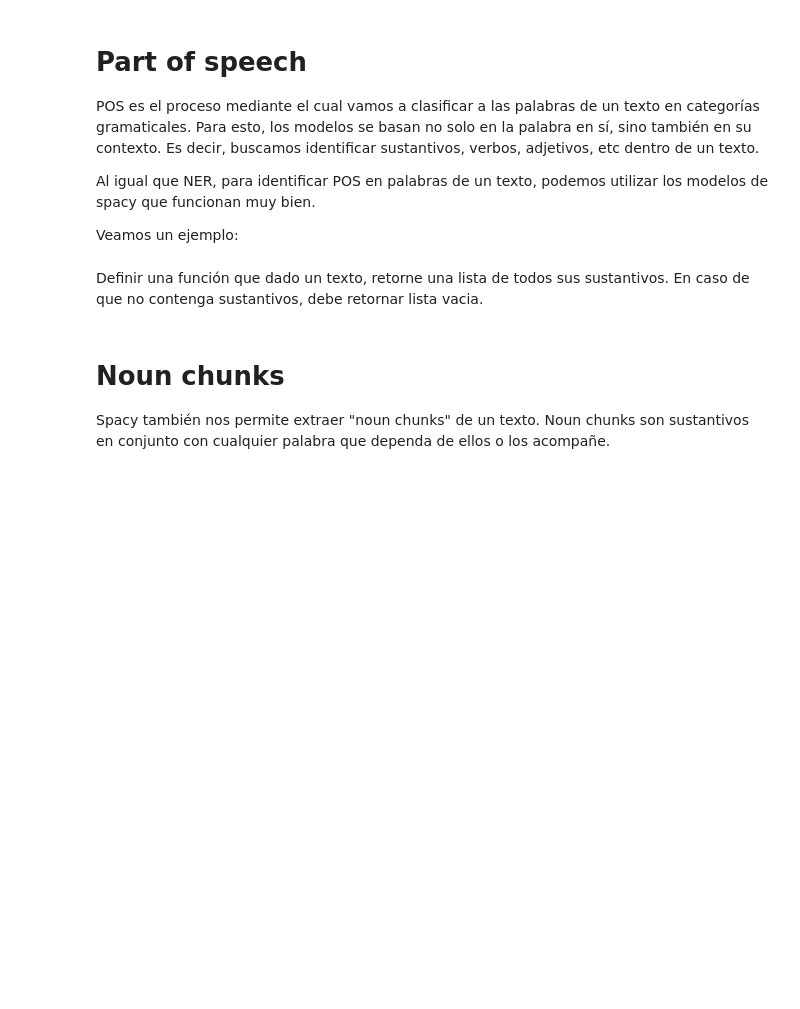
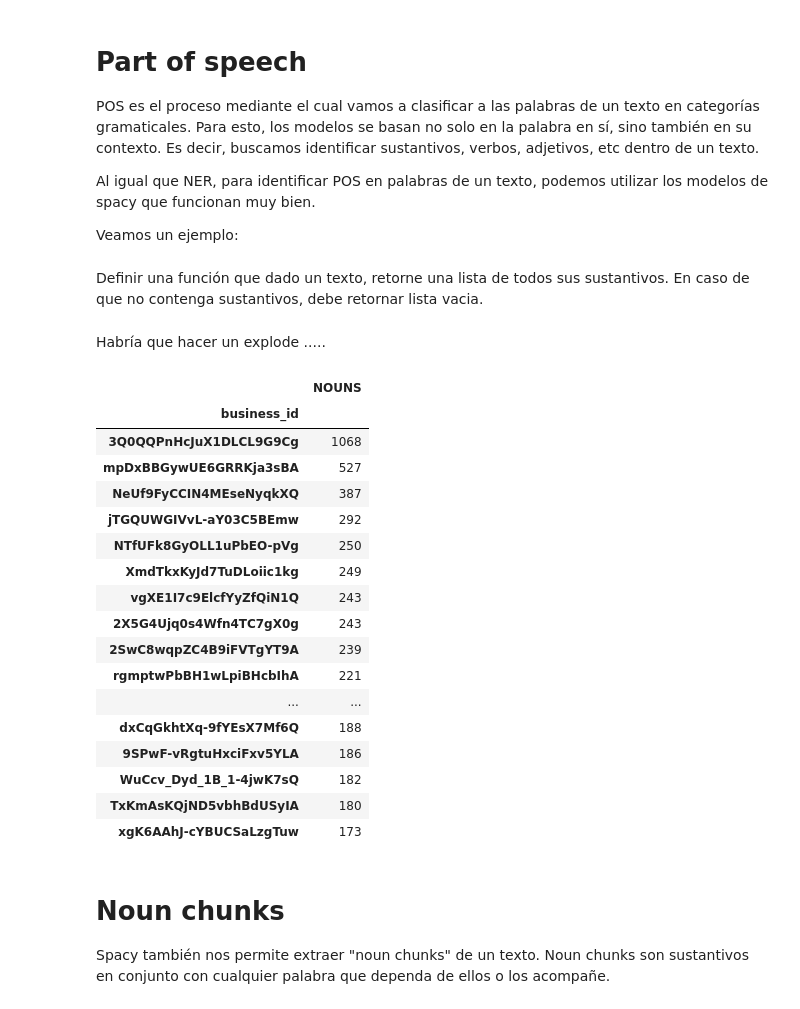
Before and after one commit to ivanjavierparra/Data-Science-Sprint-2, a Jupyter notebook: Segunda_entrega_NLP.ipynb, the cells around one changed output. Saved outputs shown, nothing was run; the diff lists cells and outputs as text; code cells hidden in the pictures; blank space fills up the shorter version.

```diff
--- a/Segunda_entrega_NLP.ipynb
+++ b/Segunda_entrega_NLP.ipynb
@@ -282,3 +379,26 @@ def get_nouns(text):
   return nouns
 # %%
 df["NOUNS"] = df["text_clean"].apply(get_nouns)
+# %% [markdown]
+Habría que hacer un explode .....
+# %%
+df.groupby("business_id").agg({'NOUNS':'count'}).sort_values(by="NOUNS", ascending=False).head(20)
+# %% [output]
+|  | NOUNS |
+| business_id |  |
+| 3Q0QQPnHcJuX1DLCL9G9Cg | 1068 |
+| mpDxBBGywUE6GRRKja3sBA | 527 |
+| NeUf9FyCCIN4MEseNyqkXQ | 387 |
+| jTGQUWGIVvL-aY03C5BEmw | 292 |
+| NTfUFk8GyOLL1uPbEO-pVg | 250 |
+| XmdTkxKyJd7TuDLoiic1kg | 249 |
+| vgXE1I7c9ElcfYyZfQiN1Q | 243 |
+| 2X5G4Ujq0s4Wfn4TC7gX0g | 243 |
+| 2SwC8wqpZC4B9iFVTgYT9A | 239 |
+| rgmptwPbBH1wLpiBHcbIhA | 221 |
+| ... | ... |
+| dxCqGkhtXq-9fYEsX7Mf6Q | 188 |
+| 9SPwF-vRgtuHxciFxv5YLA | 186 |
+| WuCcv_Dyd_1B_1-4jwK7sQ | 182 |
+| TxKmAsKQjND5vbhBdUSyIA | 180 |
+| xgK6AAhJ-cYBUCSaLzgTuw | 173 |
```
Also changed, not shown: parts of 10 cells of this notebook.
